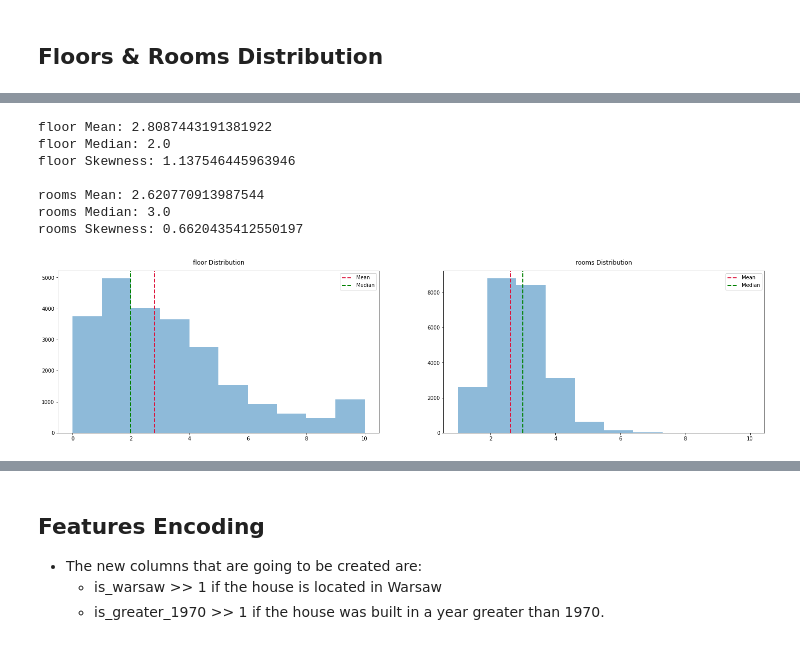
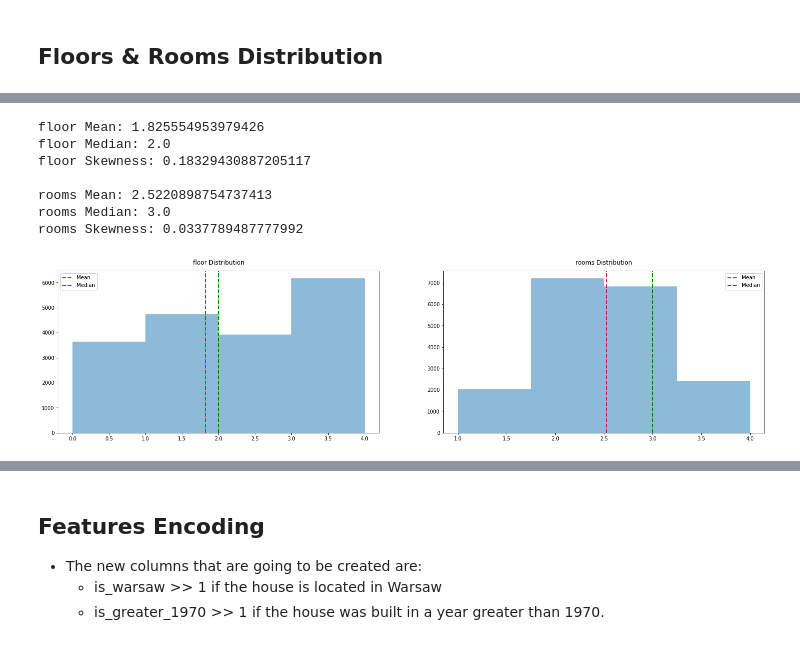
Before and after one commit to princeKike27/Poland-House-Prices-Prediction, a Jupyter notebook: Poland_House_Prices_Prediction.ipynb, the cells around one changed output, grey strips where cells are left out. Drawn from its saved outputs; the diff is of its cells as text; code cells hidden in the pictures.

```diff
--- a/Poland_House_Prices_Prediction.ipynb
+++ b/Poland_House_Prices_Prediction.ipynb
@@ -325,0 +361,8 @@ plt.show()
+# %%
+# filter df <= 4  floors
+df_houses = df_houses[df_houses['floor'] <= 4]
+
+# filter df <= 4 rooms
+df_houses = df_houses[df_houses['rooms'] <= 4]
+
+df_houses
@@ -328,36 +385,36 @@ plt.show()
 features = ['floor', 'rooms']
 
 # plot counter
 counter = 1
 
 fig = plt.figure(figsize=(25, 20))
 # plot histogram for each feature
 for el in features:
   ax = plt.subplot(3, 2, counter)
 
   # histogram
-  plt.hist(x=df_houses[el], alpha=0.5)
+  plt.hist(x=df_houses[el], alpha=0.5, bins=4)
   # mean
   plt.axvline(x=df_houses[el].mean(), color='crimson', linestyle='dashed', linewidth=2, label='Mean')
   # median
   plt.axvline(x=df_houses[el].median(), color='green', linestyle='dashed', linewidth=2, label='Median')
 
   print(f'{el} Mean: {df_houses[el].mean()}')
   print(f'{el} Median: {df_houses[el].median()}')
   print(f'{el} Skewness: {df_houses[el].skew()}', '\n')
 
   plt.legend()
   plt.title(f'{el} Distribution', pad=12)
 
   counter += 1
 
 plt.show()
 # %% [output]
-floor Mean: 2.8087443191381922
+floor Mean: 1.825554953979426
 floor Median: 2.0
-floor Skewness: 1.137546445963946
+floor Skewness: 0.18329430887205117
 
-rooms Mean: 2.620770913987544
+rooms Mean: 2.5220898754737413
 rooms Median: 3.0
-rooms Skewness: 0.6620435412550197
+rooms Skewness: 0.0337789487777992
-[figure, old version]
+[figure, new version]
```
Also changed, not shown: parts of 68 cells of this notebook.
